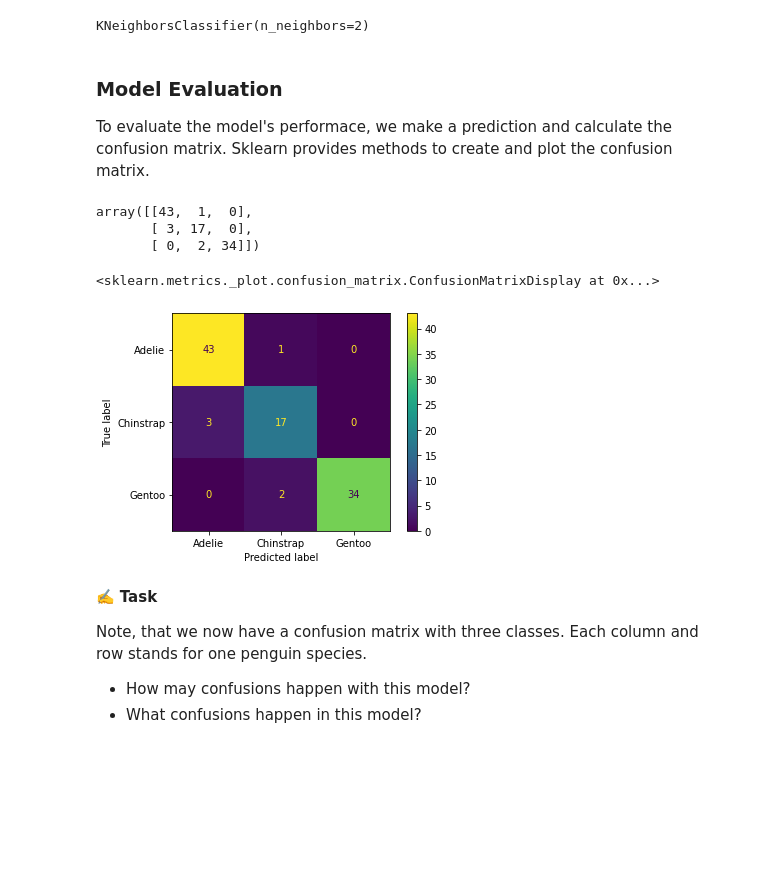
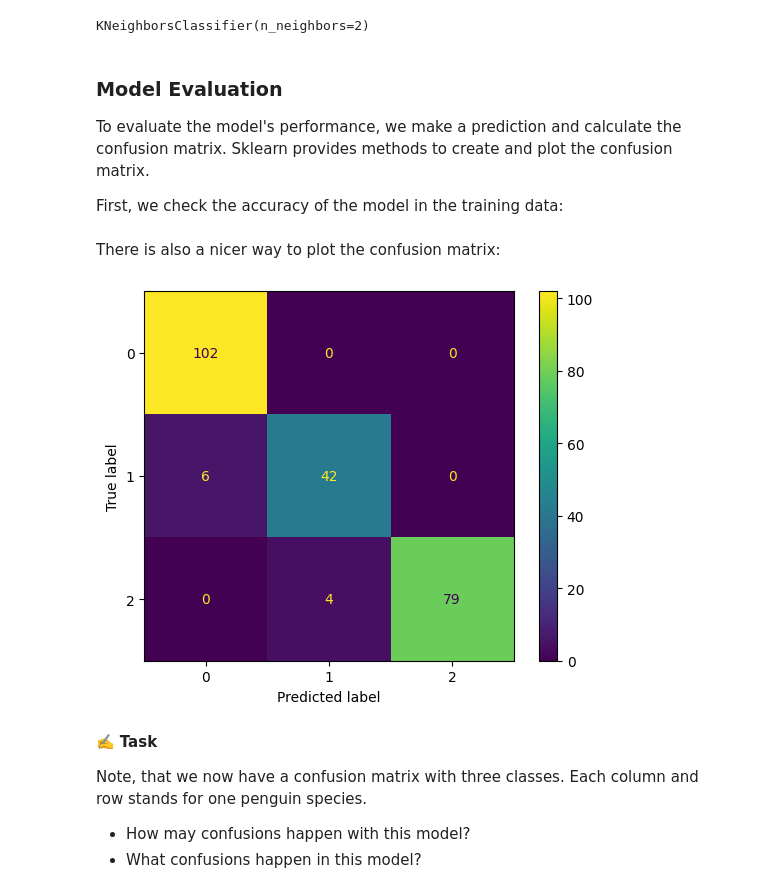
Before and after one commit to jhumci/BLT_BDS, a Jupyter notebook: 7_Data_Science.ipynb, the cells around one changed output. Drawn from its saved outputs; the diff is of its cells as text; code cells hidden in the pictures; blank space fills up the shorter version.

```diff
--- a/7_Data_Science.ipynb
+++ b/7_Data_Science.ipynb
@@ -94,9 +97,11 @@ However, as we take an multi-class classifier (kNN), we can work with a single p
 First, we change the data type of the species column in the Dataframe to [category](https://pandas.pydata.org/docs/user_guide/categorical.html) instead of string. This is good practice when working with categorical data in pandas and helps to prevent errors
 # %%
 #converting species to Categories to help us for our classification.
-penguins_cleaned.loc[:, 'species'] = penguins_cleaned['species'].astype('category')
-penguins_cleaned['species'].cat.codes
-penguins_cleaned['species'].unique()
+#penguins_cleaned.iloc[:,0] = penguins_cleaned.iloc[:,0].astype('category')
+penguins_cleaned['species_cat'] = penguins_cleaned['species'].astype('category')
+penguins_cleaned['species_cat'].cat.codes
+penguins_cleaned['species_cat'].unique()
+penguins_cleaned['species'] = penguins_cleaned['species_cat']
 # %% [output]
 A value is trying to be set on a copy of a slice from a DataFrame.
 Try using .loc[row_indexer,col_indexer] = value instead
@@ -109,3 +117,8 @@ Categories (3, object): ['Adelie', 'Chinstrap', 'Gentoo']
 Before modeling, we create a test set to allow for a fair evaluation of our results:
 
 We only keep `bill_length_mm` and `flipper_length_mm`  in our set of predictors `X` and drop all other values.
+# %%
+from sklearn.model_selection import train_test_split
+
+# Dropping all predictors we do not use
+X =  penguins_cleaned.drop(['species','species_cat','island','sex','bill_depth_mm','body_mass_g'],axis=1)
@@ -155,27 +172,28 @@ KNeighborsClassifier(n_neighbors=2)
 # %% [markdown]
 ### Model Evaluation
 
-To evaluate the model's performace, we make a prediction and calculate the confusion matrix. Sklearn provides methods to create and plot the confusion matrix.
+To evaluate the model's performance, we make a prediction and calculate the confusion matrix. Sklearn provides methods to create and plot the confusion matrix.
+
+First, we check the accuracy of the model in the training data:
 # %%
 from sklearn.metrics import confusion_matrix, classification_report, mean_squared_error, accuracy_score
 
 # making the prediction
-y_predict = knn_2.predict(X_test)
+y_predict = knn_2.predict(X_train)
 
 # confusion matrix of the predicted and true classes
-confusion_matrix(y_test,y_predict)
+cm = confusion_matrix(y_train,y_predict)
-# %% [output]
-array([[43,  1,  0],
-       [ 3, 17,  0],
-       [ 0,  2, 34]])
-# %%
-from sklearn.metrics import plot_confusion_matrix
-
-# plot of the confusion matrix
-plot_confusion_matrix(knn_2,X_test,y_test)
-# %% [output]
-<sklearn.metrics._plot.confusion_matrix.ConfusionMatrixDisplay at 0x...>
-[figure, removed]
+# %% [markdown]
+There is also a nicer way to plot the confusion matrix:
+# %%
+from sklearn.metrics import confusion_matrix, ConfusionMatrixDisplay
+
+# plot of the confusion matrix based on the trained model, the data x and the true classes y
+disp = ConfusionMatrixDisplay(cm)
+disp.plot()
+plt.show()
+# %% [output]
+[figure, added]
 # %% [markdown]
 ✍️ **Task**
 
```
Also changed, not shown: parts of 22 cells of this notebook, 3 other files.
